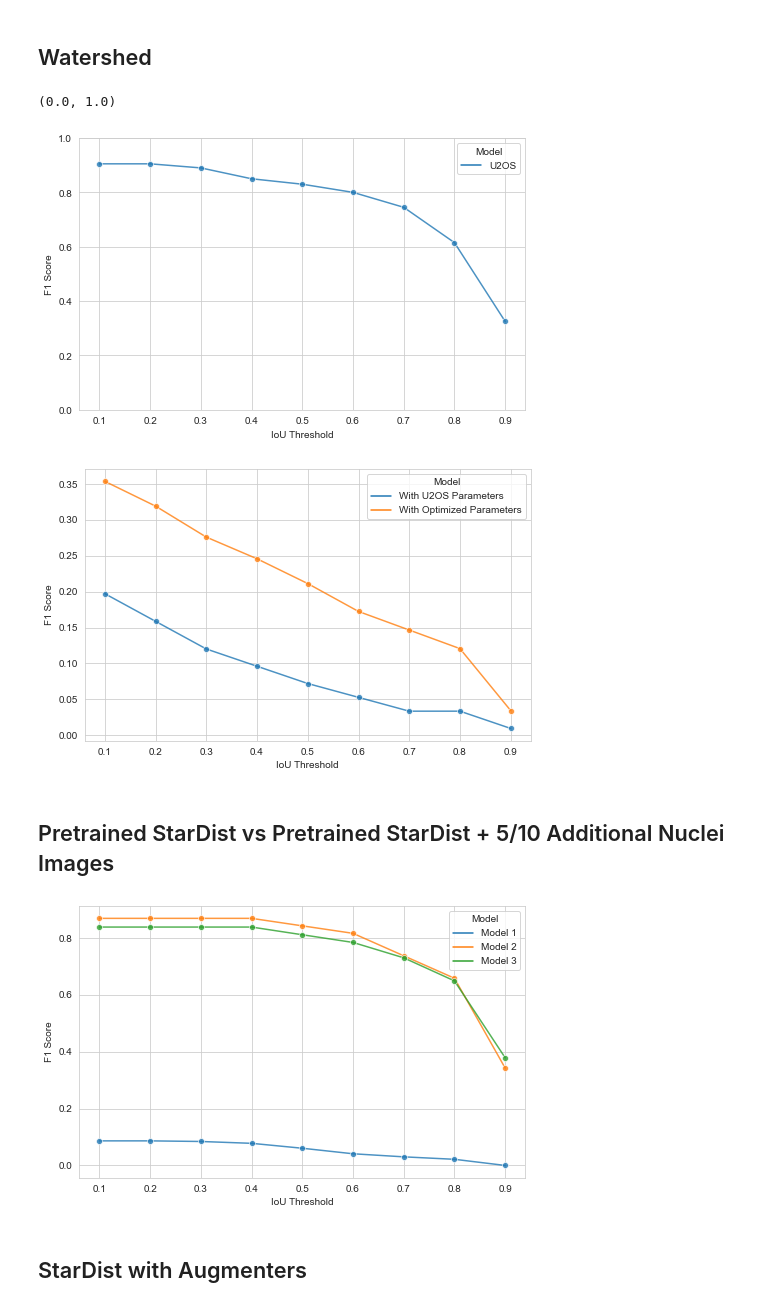
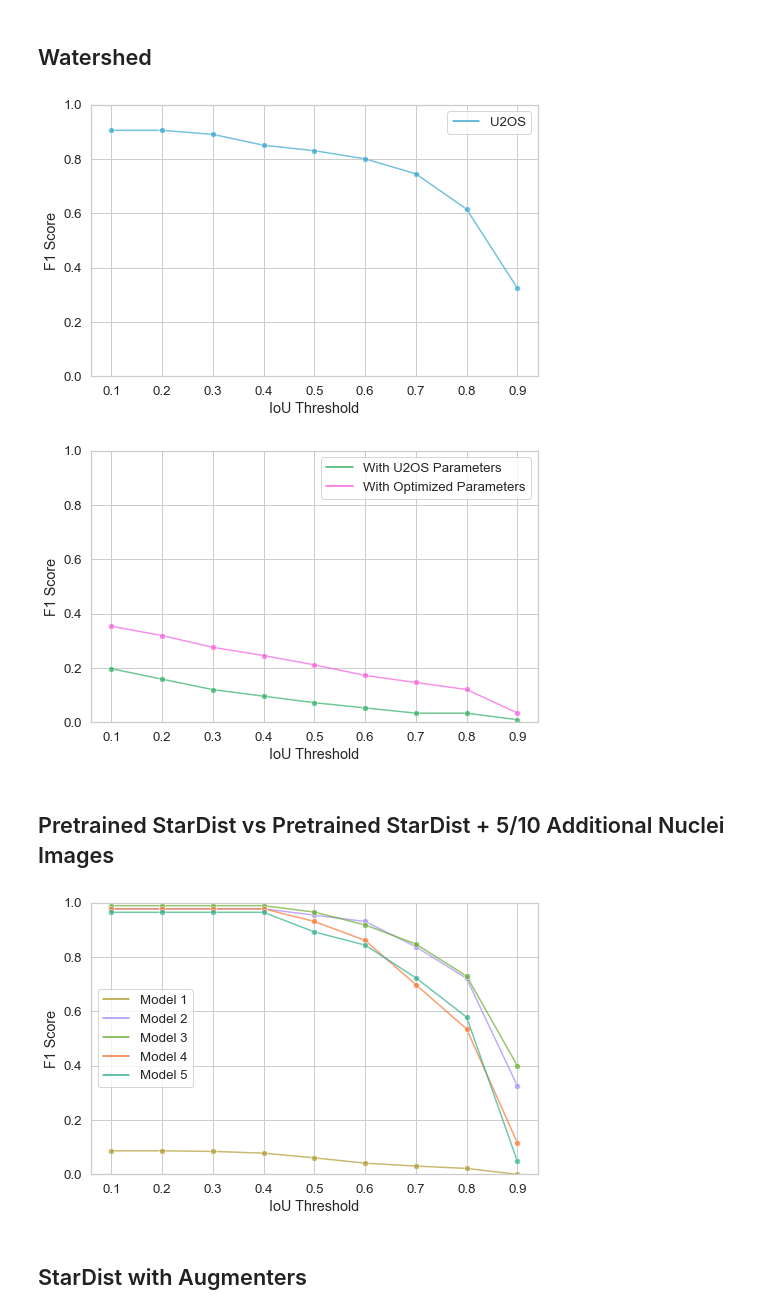
Before and after one commit to annajiwons/merfish-segmentation, a Jupyter notebook: figures/f1plots.ipynb, the cells around one changed output. Saved outputs shown, nothing was run; the diff lists cells and outputs as text; code cells hidden in the pictures.

```diff
--- a/figures/f1plots.ipynb
+++ b/figures/f1plots.ipynb
@@ -4,0 +8,8 @@ import seaborn as sns
+# %%
+custom_palette = sns.color_palette("husl", 16)
+custom_palette[0], custom_palette[10] = custom_palette[10], custom_palette[0]
+custom_palette[2], custom_palette[14] = custom_palette[14], custom_palette[2]
+custom_palette[4], custom_palette[12] = custom_palette[12], custom_palette[4]
+custom_palette[6], custom_palette[1] = custom_palette[1], custom_palette[6]
+custom_palette[8], custom_palette[13] = custom_palette[13], custom_palette[8]
+custom_palette
@@ -21,32 +49,36 @@ def gen_f1_plot(csv_names, model_names):
     fig_dims = (8, 5)
     fig, ax = plt.subplots(figsize=fig_dims)
     g = sns.lineplot(ax = ax, x = 'Threshold', y = 'F1', hue = 'Model', marker = 'o', data = all_df)
+    g.legend_.set_title(None)
     ax.set(xlabel = 'IoU Threshold', ylabel = 'F1 Score')
-    plt.setp(g.collections, alpha=.8) #for the markers
-    plt.setp(g.lines, alpha=.8)       #for the lines
+    ax.set(ylim=(0, 1))
+    plt.setp(g.collections, alpha=.7) #for the markers
+    plt.setp(g.lines, alpha=.7)       #for the lines
 # %% [markdown]
 ## Watershed
 # %%
-csv_names = ['watershed']
-model_names = ['U2OS']
-gen_f1_plot(csv_names, model_names)
-plt.ylim([0, 1])
+with sns.color_palette(custom_palette[:]):
+    csv_names = ['watershed']
+    model_names = ['U2OS']
+    gen_f1_plot(csv_names, model_names)
+    plt.ylim([0, 1])
 # %% [output]
-(0.0, 1.0)
-[figure, old version]
+[figure, new version]
 # %%
-csv_names = ['4t1_watershed', '4t1_watershed_opt']
-model_names = ['With U2OS Parameters', 'With Optimized Parameters']
-gen_f1_plot(csv_names, model_names)
+with sns.color_palette(custom_palette[1:]):
+    csv_names = ['4t1_watershed', '4t1_watershed_opt']
+    model_names = ['With U2OS Parameters', 'With Optimized Parameters']
+    gen_f1_plot(csv_names, model_names)
 # %% [output]
-[figure, old version]
+[figure, new version]
 # %% [markdown]
 ## Pretrained StarDist vs Pretrained StarDist + 5/10 Additional Nuclei Images
 # %%
-csv_names = ['pretrained_stardist', 'pretrained_add5', 'pretrained_add10']
-model_names = ['Model 1', 'Model 2', 'Model 3']
-gen_f1_plot(csv_names, model_names)
+with sns.color_palette(custom_palette[3:]):
+    csv_names = ['model1', 'default_thresh/model2', 'default_thresh/model3', 'default_thresh/model4', 'default_thresh/model5']
+    model_names = ['Model 1', 'Model 2', 'Model 3', 'Model 4', 'Model 5']
+    gen_f1_plot(csv_names, model_names)
 # %% [output]
-[figure, old version]
+[figure, new version]
 # %% [markdown]
 ## StarDist with Augmenters
```
Also changed, not shown: parts of 15 cells of this notebook, 28 other files.
